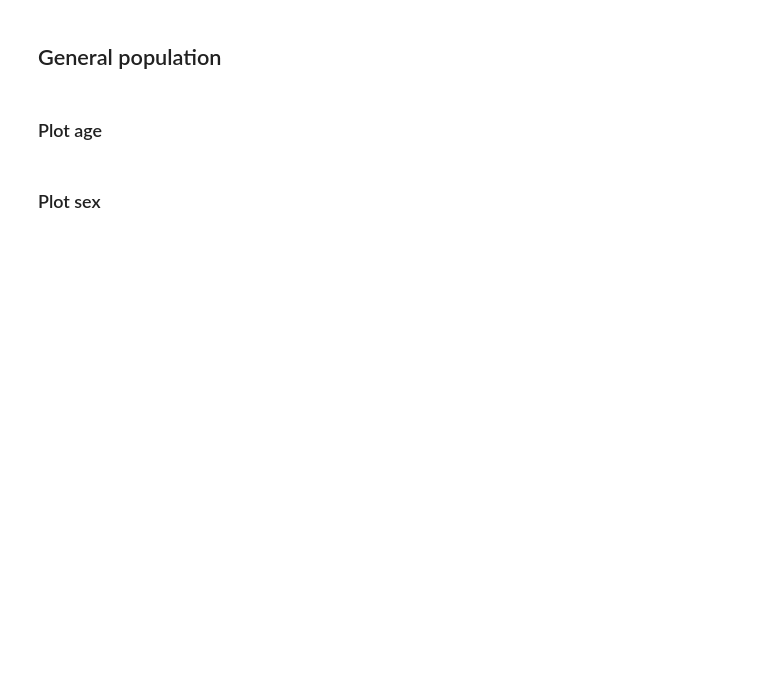
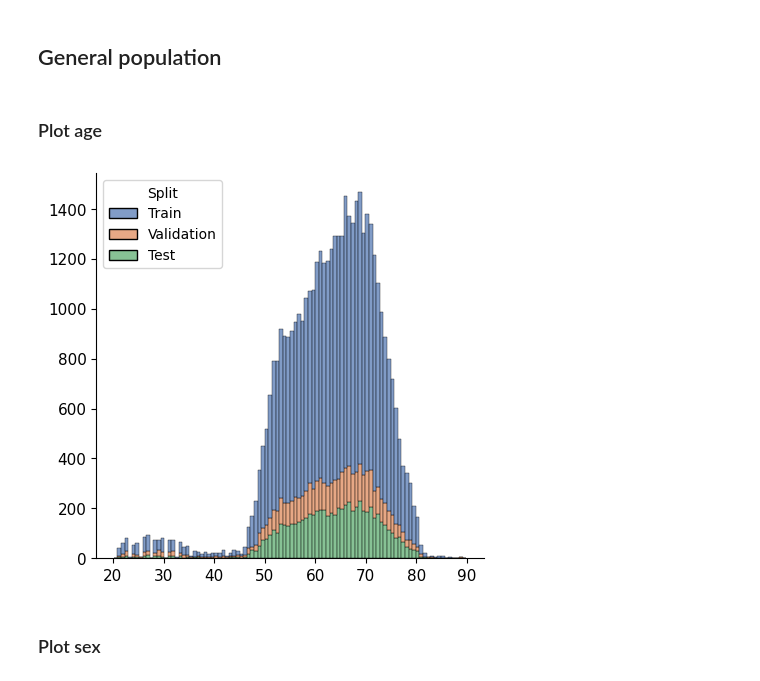
Before and after one commit to FerminT/BrainVAE, a Jupyter notebook: distribution_plots.ipynb, the cells around one changed output. Saved outputs shown, nothing was run; the diff lists cells and outputs as text; code cells hidden in the pictures; blank space fills up the shorter version.

```diff
--- a/distribution_plots.ipynb
+++ b/distribution_plots.ipynb
@@ -8,7 +8,7 @@ general_path = Path('datasets', 'general')
 diseased_path = Path('datasets', 'diseased')
 general_datasets = ['cam-can', 'nkirs', 'sald', 'hcp', 'hcp-aging', 'ukbb']
 diseased_datasets = ['oasis', 'aibl', 'adni']
-splits = ['train', 'val']
+splits = ['train', 'val', 'test']
 
 # Read the datasets and combine them
 def combine_datasets(datasets, splits, dataset_path):
@@ -88,15 +88,21 @@ stats
 # %% [markdown]
 ### Plot age
 # %%
-sns.set_theme()
-sns.set_style({'axes.grid' : False})
-sns.histplot(data=general_df, x='age_at_scan', hue='split', multiple='stack', alpha=0.5, legend=True, kde=True)
-plt.xlabel('Age')
-plt.ylabel('Count')
-plt.title('Age distribution in General population')
+sns.reset_defaults()
+fig, ax = plt.subplots(figsize=(5, 5))
+general_df = general_df.rename(columns={'split': 'Split'})
+general_df['Split'] = general_df['Split'].str.capitalize()
+general_df['Split'] = general_df['Split'].replace({'Val': 'Validation'})
+sns.histplot(data=general_df, x='age_at_scan', hue='Split', alpha=0.7, legend=True, palette='deep', kde=False, ax=ax, multiple='stack')
+ax.tick_params(axis='both', which='major', labelsize=11)
+plt.xlabel('')
+plt.ylabel('')
+#plt.title('Age distribution in General population')
 sns.despine()
 plt.savefig('age_distribution_general.png', dpi=300, transparent=True)
 plt.show()
+# %% [output]
+[figure, added]
 # %% [markdown]
 ### Plot sex
 # %%
```
Also changed, not shown: parts of 2 cells of this notebook.
